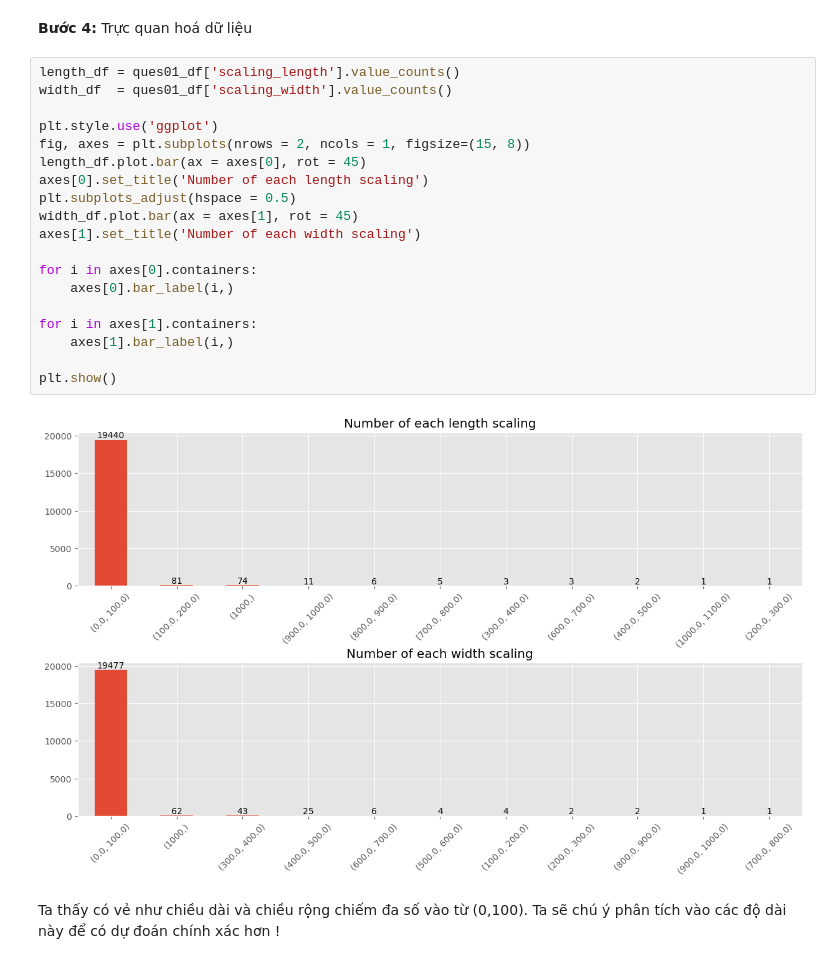
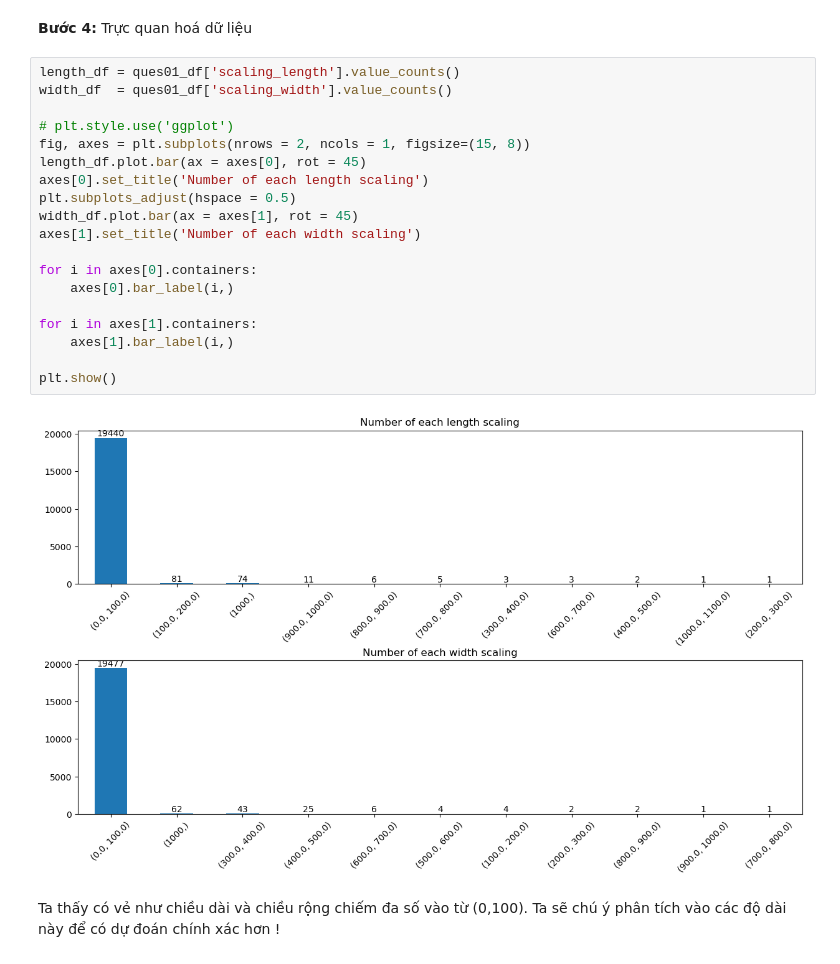
Before and after one commit to marco081116/DS-HanoiHousing, a Jupyter notebook: question.ipynb, the cells around one changed output. Cells and saved outputs as stored; diff of their text form.

```diff
--- a/question.ipynb
+++ b/question.ipynb
@@ -171,24 +161,24 @@ ques01_df
 # %%
 length_df = ques01_df['scaling_length'].value_counts()
 width_df  = ques01_df['scaling_width'].value_counts()
 
-plt.style.use('ggplot')
+# plt.style.use('ggplot')
 fig, axes = plt.subplots(nrows = 2, ncols = 1, figsize=(15, 8))
 length_df.plot.bar(ax = axes[0], rot = 45)
 axes[0].set_title('Number of each length scaling')
 plt.subplots_adjust(hspace = 0.5)
 width_df.plot.bar(ax = axes[1], rot = 45)
 axes[1].set_title('Number of each width scaling')
 
 for i in axes[0].containers:
     axes[0].bar_label(i,)
 
 for i in axes[1].containers:
     axes[1].bar_label(i,)
 
 plt.show()
 # %% [output]
-[figure, old version]
+[figure, new version]
 # %% [markdown]
 Ta thấy có vẻ như chiều dài và chiều rộng chiếm đa số vào từ (0,100). Ta sẽ chú ý phân tích vào các độ dài này để có dự đoán chính xác hơn !
 # %% [markdown]
```
Also changed, not shown: parts of 9 cells of this notebook.
